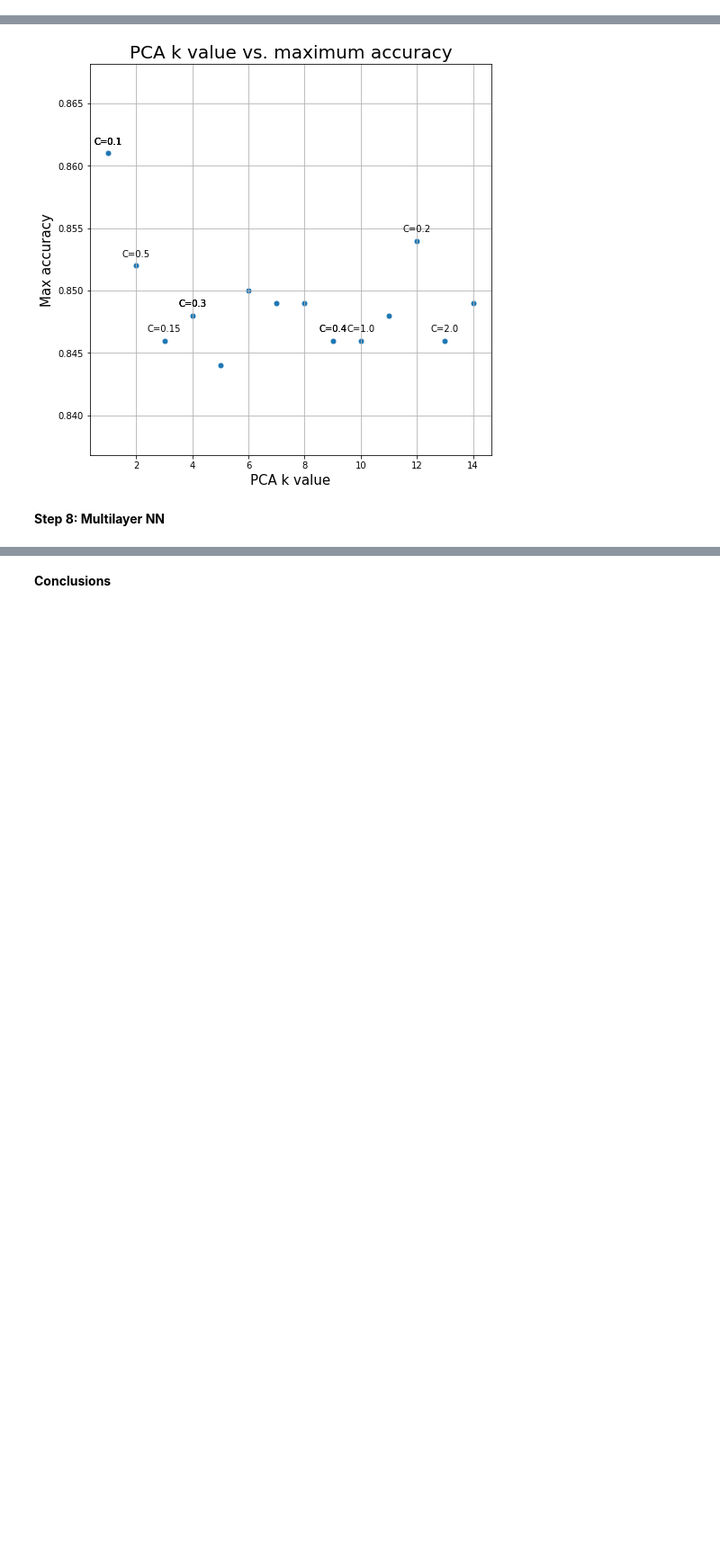
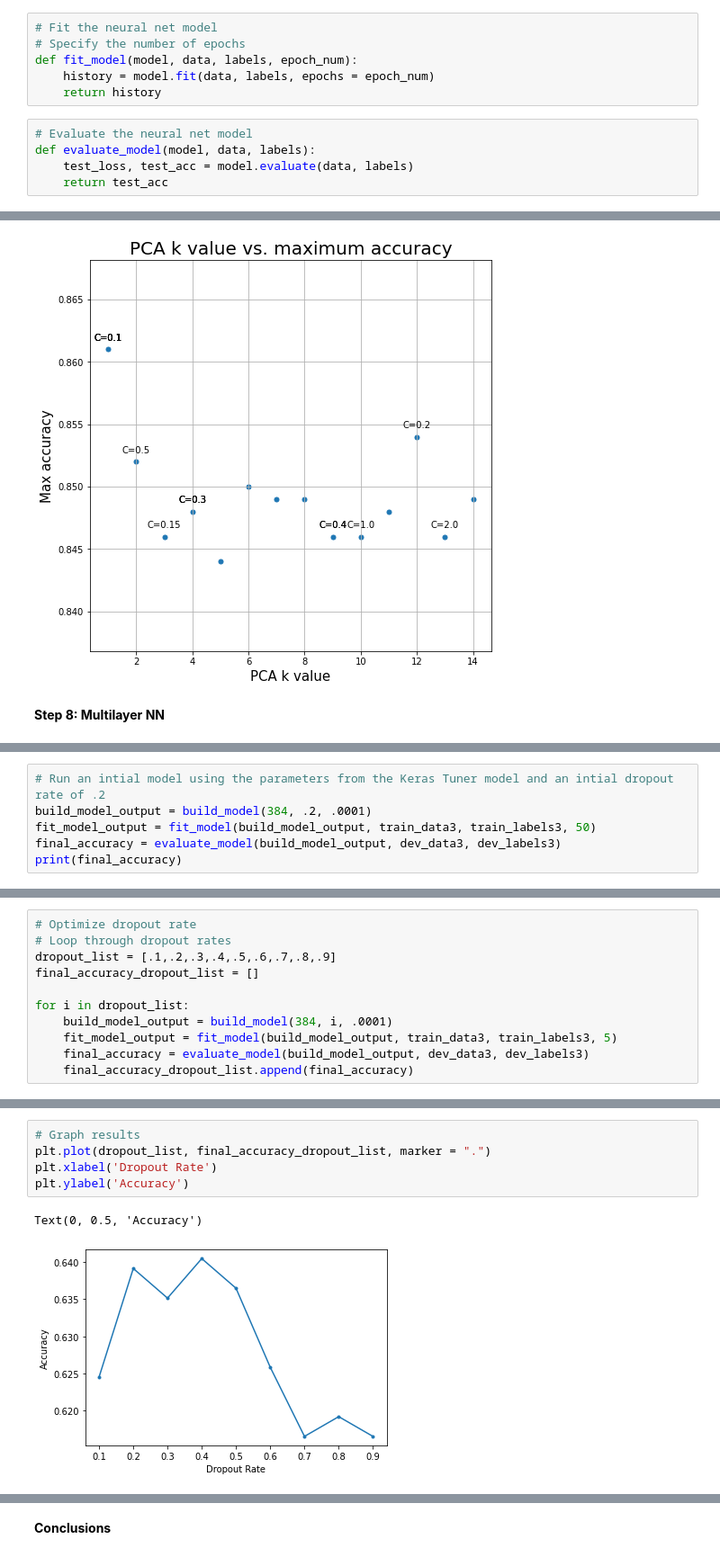
Before and after one commit to lauraherman22/w207_final_project, a Jupyter notebook: Logo_NoLogo_Final_Project.ipynb, the cells around one changed output, grey strips where cells are left out. Shown at 90% size. Saved outputs shown, nothing was run; the diff lists cells and outputs as text; blank space fills up the shorter version.

Commit message:
added keras tuner and neural net

```diff
--- a/Logo_NoLogo_Final_Project.ipynb
+++ b/Logo_NoLogo_Final_Project.ipynb
@@ -113,3 +177,14 @@ def PCA_k_optimize(train_X, train_Y, dev_X, dev_Y, k_list):
+# %%
+# Fit the neural net model
+# Specify the number of epochs
+def fit_model(model, data, labels, epoch_num):
+    history = model.fit(data, labels, epochs = epoch_num)
+    return history
+# %%
+# Evaluate the neural net model
+def evaluate_model(model, data, labels):
+    test_loss, test_acc = model.evaluate(data, labels)
+    return test_acc
 # %% [markdown]
 **Step 5: Read data**
 # %% [markdown]
@@ -523,0 +654,6 @@ ax.grid()
+# %%
+# Run an intial model using the parameters from the Keras Tuner model and an intial dropout rate of .2
+build_model_output = build_model(384, .2, .0001)
+fit_model_output = fit_model(build_model_output, train_data3, train_labels3, 50)
+final_accuracy = evaluate_model(build_model_output, dev_data3, dev_labels3)
+print(final_accuracy)
@@ -523,0 +680,11 @@ ax.grid()
+# %%
+# Optimize dropout rate
+# Loop through dropout rates
+dropout_list = [.1,.2,.3,.4,.5,.6,.7,.8,.9]
+final_accuracy_dropout_list = []
+
+for i in dropout_list:
+    build_model_output = build_model(384, i, .0001)
+    fit_model_output = fit_model(build_model_output, train_data3, train_labels3, 5)
+    final_accuracy = evaluate_model(build_model_output, dev_data3, dev_labels3)
+    final_accuracy_dropout_list.append(final_accuracy)
@@ -523,0 +709,8 @@ ax.grid()
+# %%
+# Graph results
+plt.plot(dropout_list, final_accuracy_dropout_list, marker = ".")
+plt.xlabel('Dropout Rate')
+plt.ylabel('Accuracy')
+# %% [output]
+Text(0, 0.5, 'Accuracy')
+[figure, added]
```
Also changed, not shown: parts of 27 cells of this notebook.
